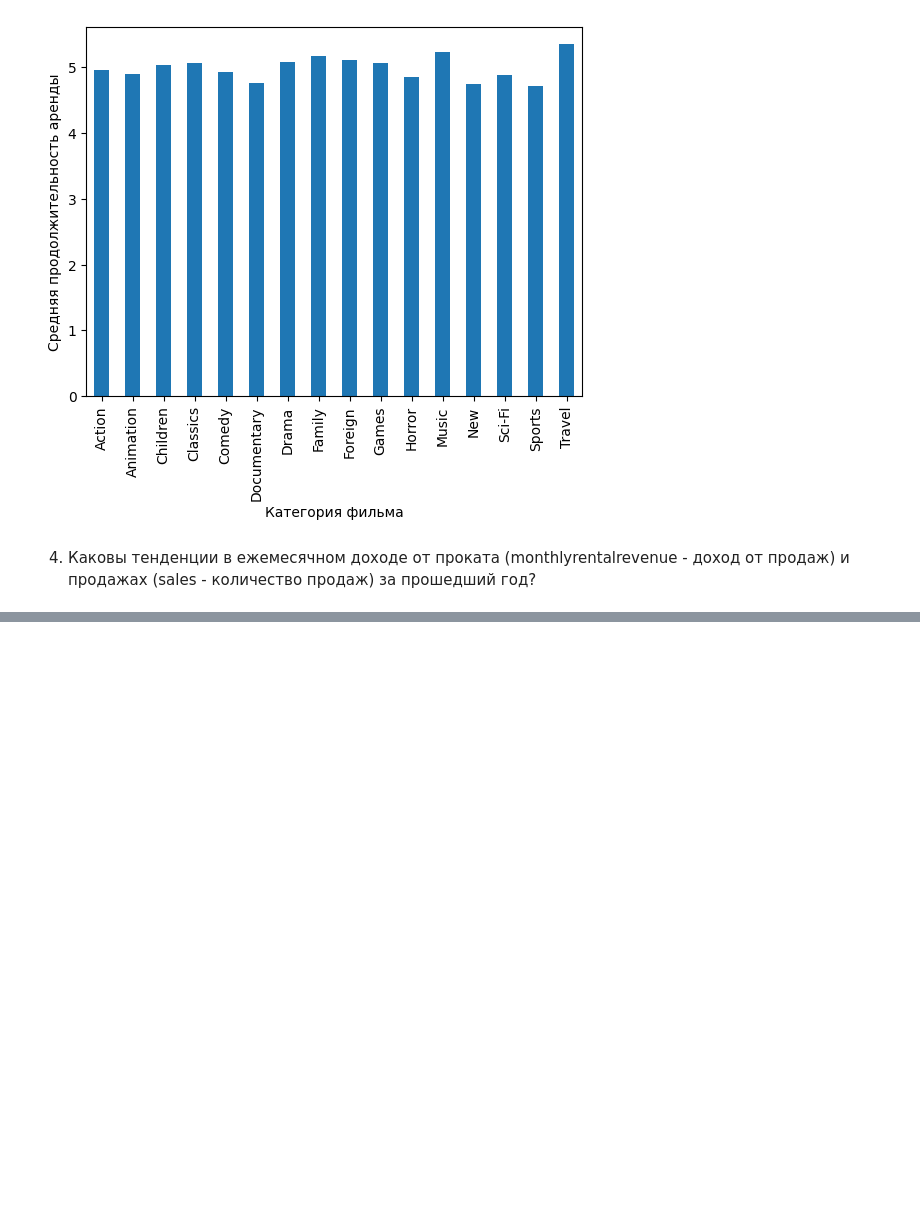
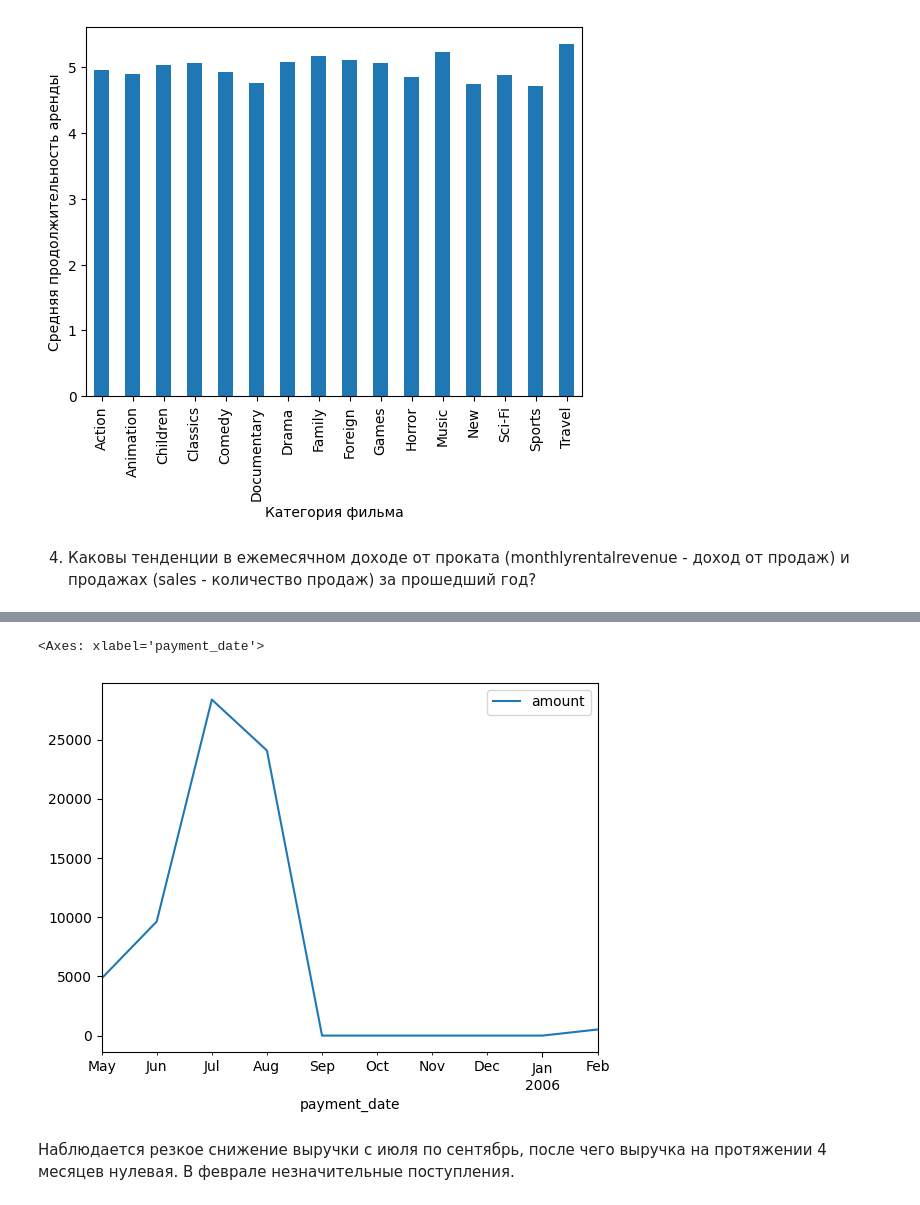
Before and after one commit to chebandenis/DZ_innopolis, a Jupyter notebook: db.ipynb, the cells around one changed output, grey strips where cells are left out. Cells and saved outputs as stored; diff of their text form; code cells hidden in the pictures; blank space fills up the shorter version.

```diff
--- a/db.ipynb
+++ b/db.ipynb
@@ -163,5 +163,10 @@ df_2.plot.bar(xlabel='Категория фильма', ylabel='Средняя
 4. Каковы тенденции в ежемесячном доходе от проката (monthlyrentalrevenue - доход от продаж) и продажах (sales - количество продаж) за прошедший год?
 # %%
 data = sql_to_dataframe('SELECT payment_date, amount FROM payment') #сформируем датафрейм по результатам sql запроса
+data['payment_date'] = pd.to_datetime(data['payment_date'])
+data = data.set_index(data.payment_date)
+data = data.drop(columns=['payment_date'])
+
+
 print(data)
 # %% [output]
@@ -183,0 +188,4 @@ print(data)
+# %%
+data.to_csv('time_stamp_data_sale.csv', sep=',', encoding='utf-8') #сохраним данные в файл
+data_month_sum = data
+data_month_sum = data_month_sum.resample('M').sum()
@@ -183,0 +207,7 @@ print(data)
+# %%
+data_month_sum.plot()
+# %% [output]
+<Axes: xlabel='payment_date'>
+[figure, added]
+# %% [markdown]
+Наблюдается резкое снижение выручки с июля по сентябрь, после чего выручка на протяжении 4 месяцев нулевая. В феврале незначительные поступления.
```
Also changed, not shown: parts of 6 cells of this notebook, 1 other file.
